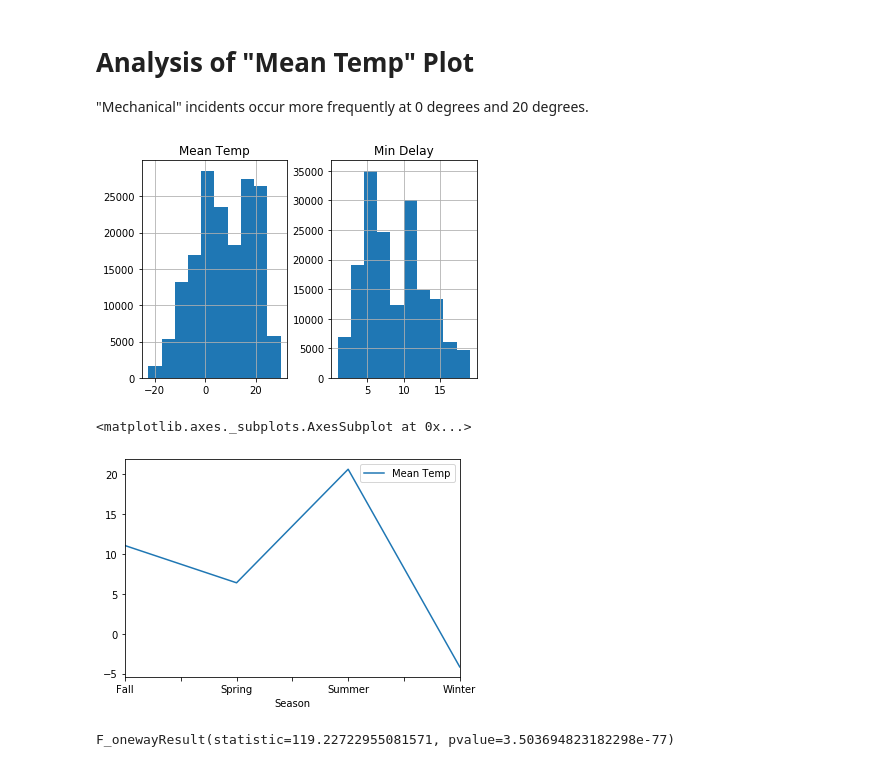
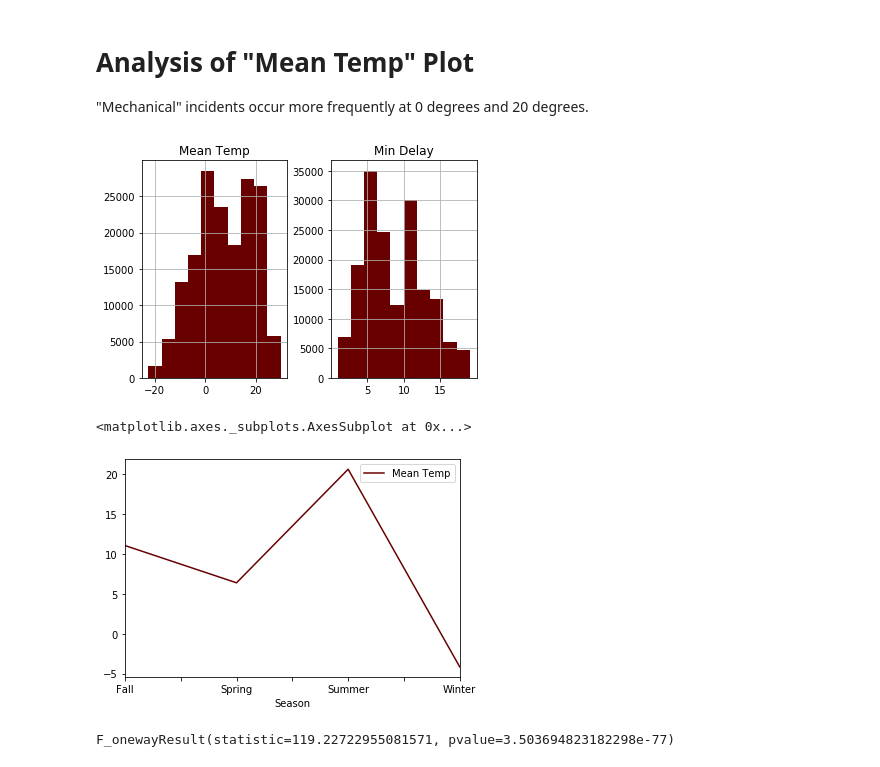
Before and after one commit to sishola/ttc-delays, a Jupyter notebook: Surface Routes/wl_analysis.ipynb, the cells around one changed output. Cells and saved outputs as stored; diff of their text form; code cells hidden in the pictures.

```diff
--- a/Surface Routes/wl_analysis.ipynb
+++ b/Surface Routes/wl_analysis.ipynb
@@ -191,17 +193,17 @@ plt.savefig('mean_min_delay_boxplot.png')
 # %%
 mechanical_df = df[df.Incident == 'Mechanical']
 mechanical_df1 = mechanical_df[['Min Delay','Mean Temp']]
-mechanical_df1.hist()
+mechanical_df1.hist(color='#680000')
 plt.savefig('histo.png')
 # %% [output]
-[figure, old version]
+[figure, new version]
 # %%
 temp_df = df.groupby(['Season']).agg({'Mean Temp' : 'mean'})#.reset_index()
 temp_df
-temp_df.plot.line()
+temp_df.plot.line(color='#680000')
 # %% [output]
 <matplotlib.axes._subplots.AxesSubplot at 0x...>
-[figure, old version]
+[figure, new version]
 # %%
 ###WL
 group1 = df[df["Season"] == "Fall"]["Min Delay"]
```
Also changed, not shown: parts of 2 cells of this notebook, 3 other files.
